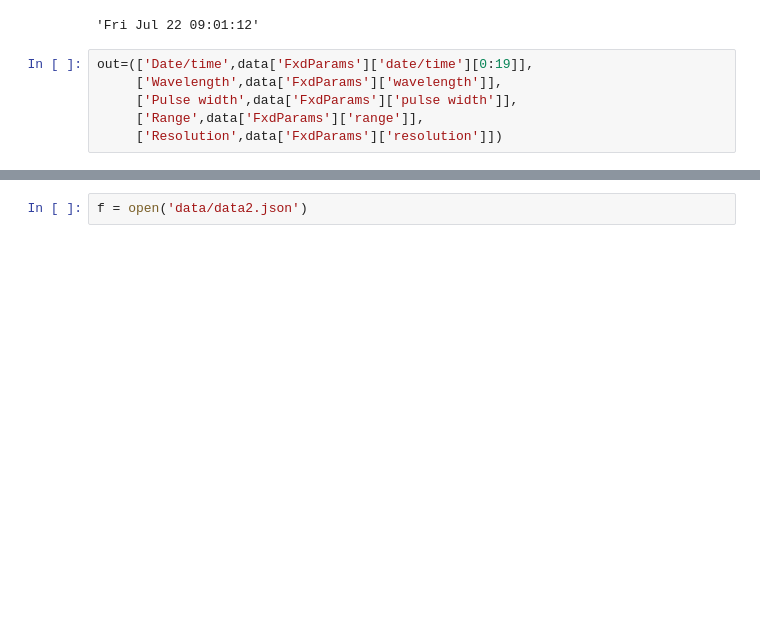
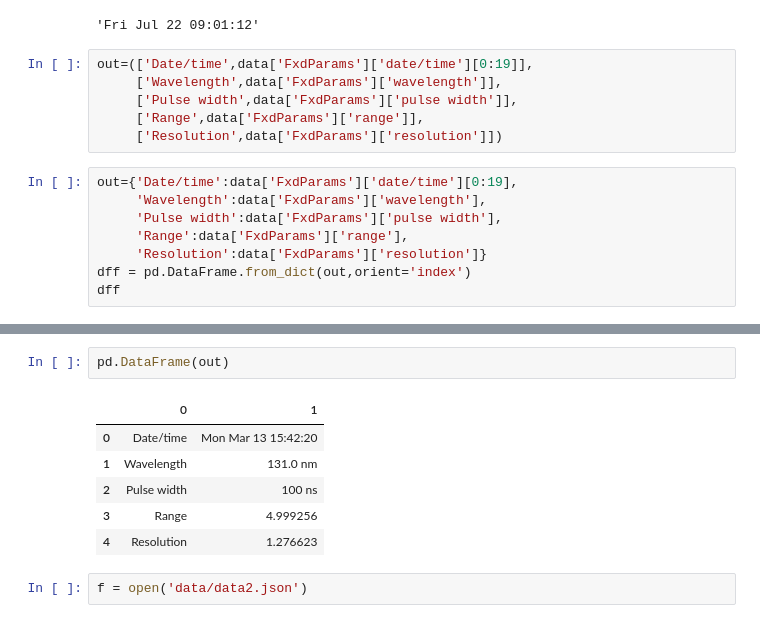
Before and after one commit to yogi512/MAQAN-dash, a Jupyter notebook: plotter.ipynb, the cells around one changed output, grey strips where cells are left out. Cells and saved outputs as stored; diff of their text form; blank space fills up the shorter version.

Commit message:
added date display

```diff
--- a/plotter.ipynb
+++ b/plotter.ipynb
@@ -182,3 +182,11 @@ out=(['Date/time',data['FxdParams']['date/time'][0:19]],
      ['Pulse width',data['FxdParams']['pulse width']],
      ['Range',data['FxdParams']['range']],
      ['Resolution',data['FxdParams']['resolution']])
+# %%
+out={'Date/time':data['FxdParams']['date/time'][0:19],
+     'Wavelength':data['FxdParams']['wavelength'],
+     'Pulse width':data['FxdParams']['pulse width'],
+     'Range':data['FxdParams']['range'],
+     'Resolution':data['FxdParams']['resolution']}
+dff = pd.DataFrame.from_dict(out,orient='index')
+dff
@@ -185,3 +200,12 @@ out=(['Date/time',data['FxdParams']['date/time'][0:19]],
+# %%
+pd.DataFrame(out)
+# %% [output]
+|  | 0 | 1 |
+| 0 | Date/time | Mon Mar 13 15:42:20 |
+| 1 | Wavelength | 131.0 nm |
+| 2 | Pulse width | 100 ns |
+| 3 | Range | 4.999256 |
+| 4 | Resolution | 1.276623 |
 # %%
 f = open('data/data2.json')
 # %%
```
Also changed, not shown: parts of 1 cell of this notebook, 5 other files.
